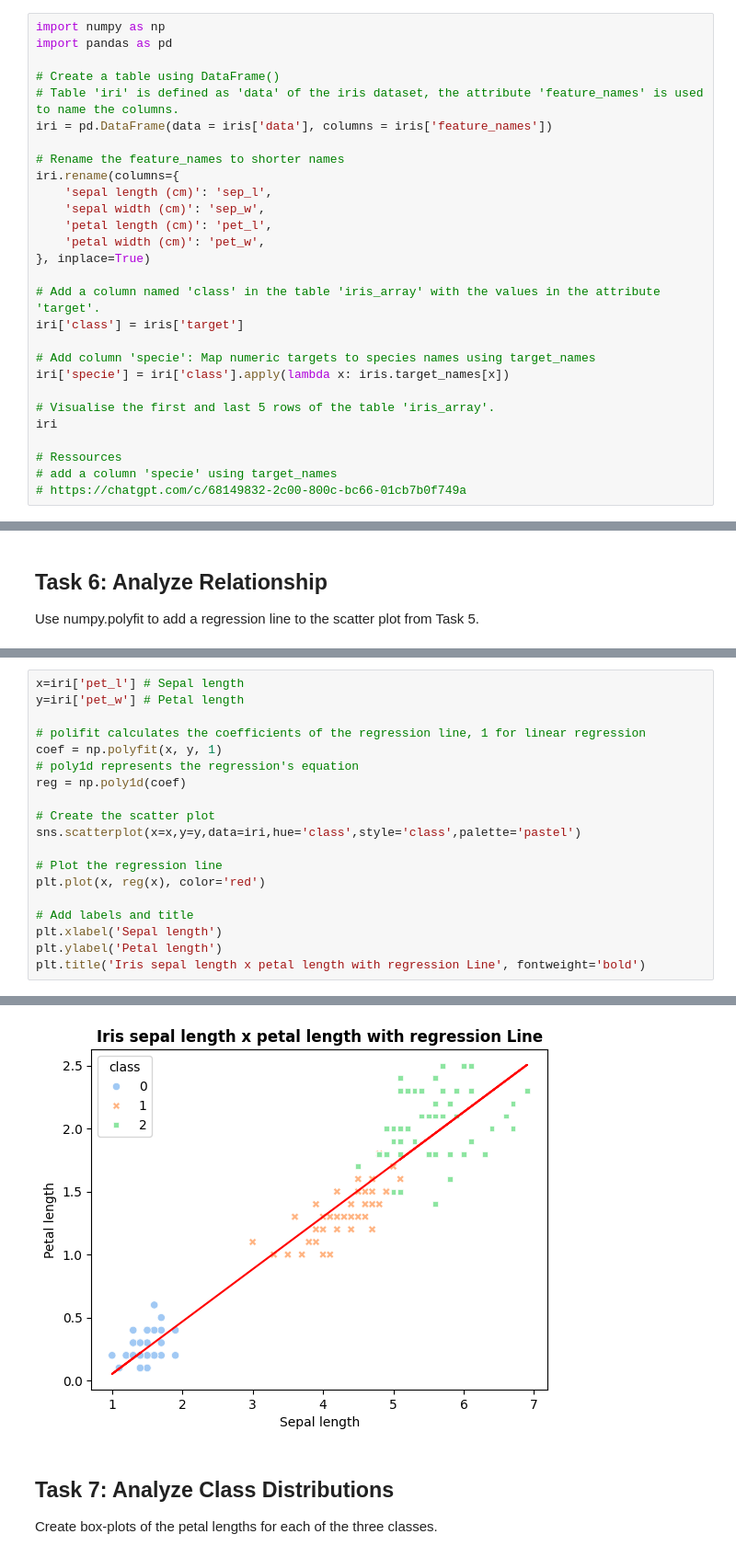
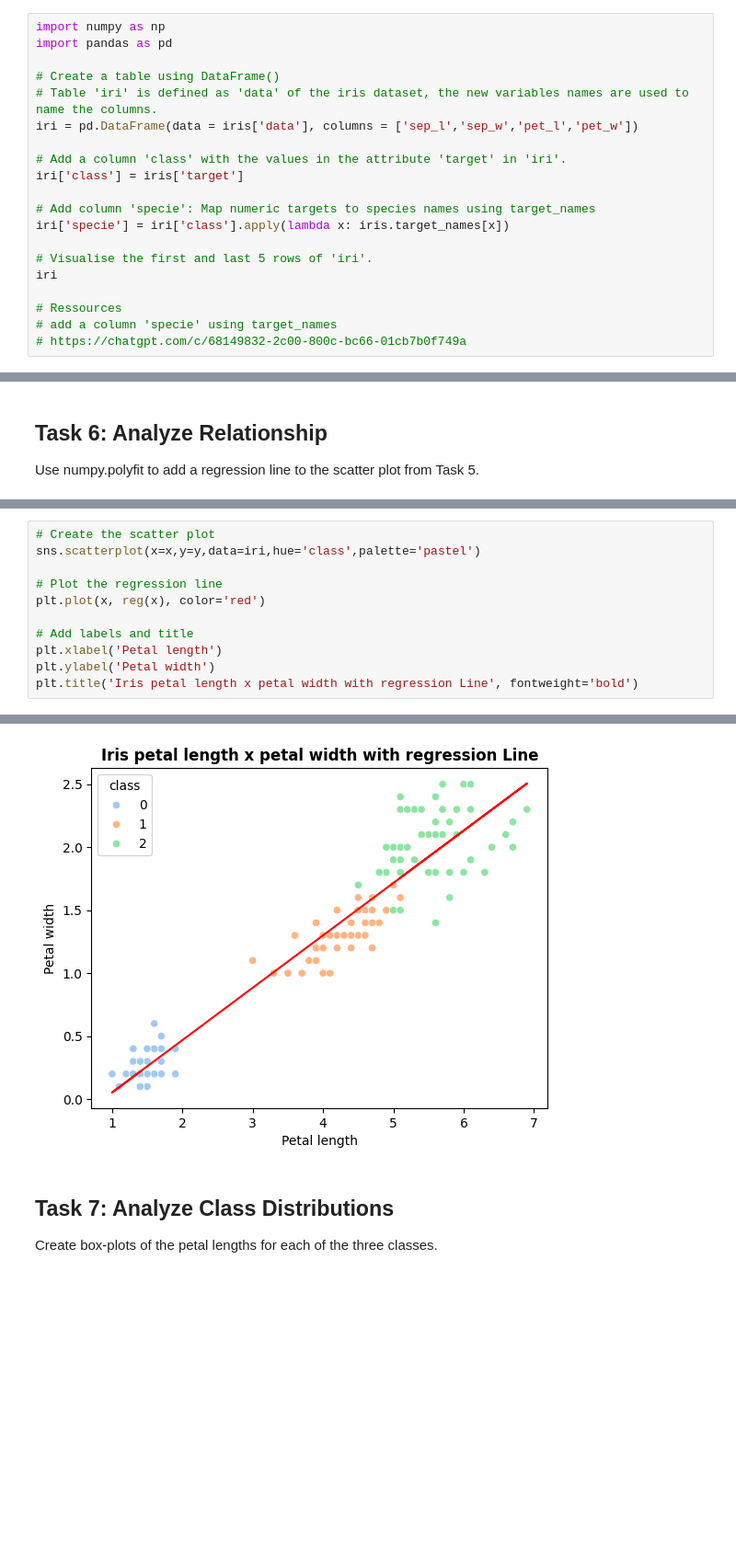
Before and after one commit to quyenphanlyons/data_analytics, a Jupyter notebook: tasks.ipynb, the cells around one changed output, grey strips where cells are left out. Shown at 92% size. Saved outputs shown, nothing was run; the diff lists cells and outputs as text; blank space fills up the shorter version.

```diff
--- a/tasks.ipynb
+++ b/tasks.ipynb
@@ -129,24 +137,16 @@ import numpy as np
 import pandas as pd
 
 # Create a table using DataFrame()
-# Table 'iri' is defined as 'data' of the iris dataset, the attribute 'feature_names' is used to name the columns.
-iri = pd.DataFrame(data = iris['data'], columns = iris['feature_names'])
+# Table 'iri' is defined as 'data' of the iris dataset, the new variables names are used to name the columns.
+iri = pd.DataFrame(data = iris['data'], columns = ['sep_l','sep_w','pet_l','pet_w'])
 
-# Rename the feature_names to shorter names
-iri.rename(columns={
-    'sepal length (cm)': 'sep_l',
-    'sepal width (cm)': 'sep_w',
-    'petal length (cm)': 'pet_l',
-    'petal width (cm)': 'pet_w',
-}, inplace=True)
-
-# Add a column named 'class' in the table 'iris_array' with the values in the attribute 'target'.
+# Add a column 'class' with the values in the attribute 'target' in 'iri'.
 iri['class'] = iris['target']
 
 # Add column 'specie': Map numeric targets to species names using target_names
 iri['specie'] = iri['class'].apply(lambda x: iris.target_names[x])
 
-# Visualise the first and last 5 rows of the table 'iris_array'.
+# Visualise the first and last 5 rows of 'iri'.
 iri
 
 # Ressources
@@ -277,20 +313,12 @@ Use numpy.polyfit to add a regression line to the scatter plot from Task 5.
 # %%
-x=iri['pet_l'] # Sepal length
-y=iri['pet_w'] # Petal length
-
-# polifit calculates the coefficients of the regression line, 1 for linear regression
-coef = np.polyfit(x, y, 1)
-# poly1d represents the regression's equation
-reg = np.poly1d(coef)
-
 # Create the scatter plot
-sns.scatterplot(x=x,y=y,data=iri,hue='class',style='class',palette='pastel')
+sns.scatterplot(x=x,y=y,data=iri,hue='class',palette='pastel')
 
 # Plot the regression line
 plt.plot(x, reg(x), color='red')
 
 # Add labels and title
-plt.xlabel('Sepal length')
-plt.ylabel('Petal length')
-plt.title('Iris sepal length x petal length with regression Line', fontweight='bold')
+plt.xlabel('Petal length')
+plt.ylabel('Petal width')
+plt.title('Iris petal length x petal width with regression Line', fontweight='bold')
 # %% [output]
@@ -298,4 +326,4 @@ Text(0.5, 1.0, 'Iris sepal length x petal length with regression Line')
-[figure, old version]
+[figure, new version]
 # %% [markdown]
 ## Task 7: Analyze Class Distributions
 Create box-plots of the petal lengths for each of the three classes.
```
Also changed, not shown: parts of 42 cells of this notebook, 1 other file.
